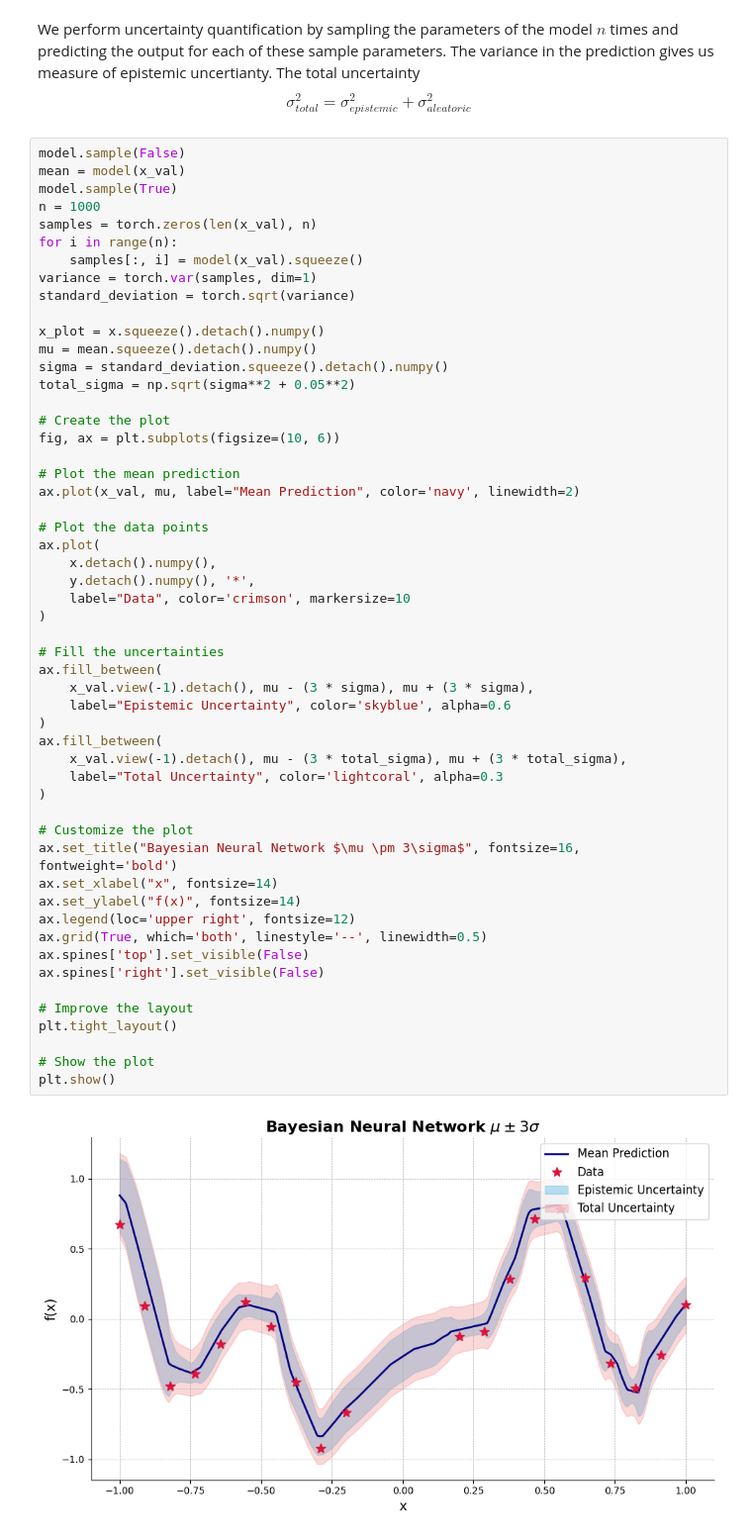
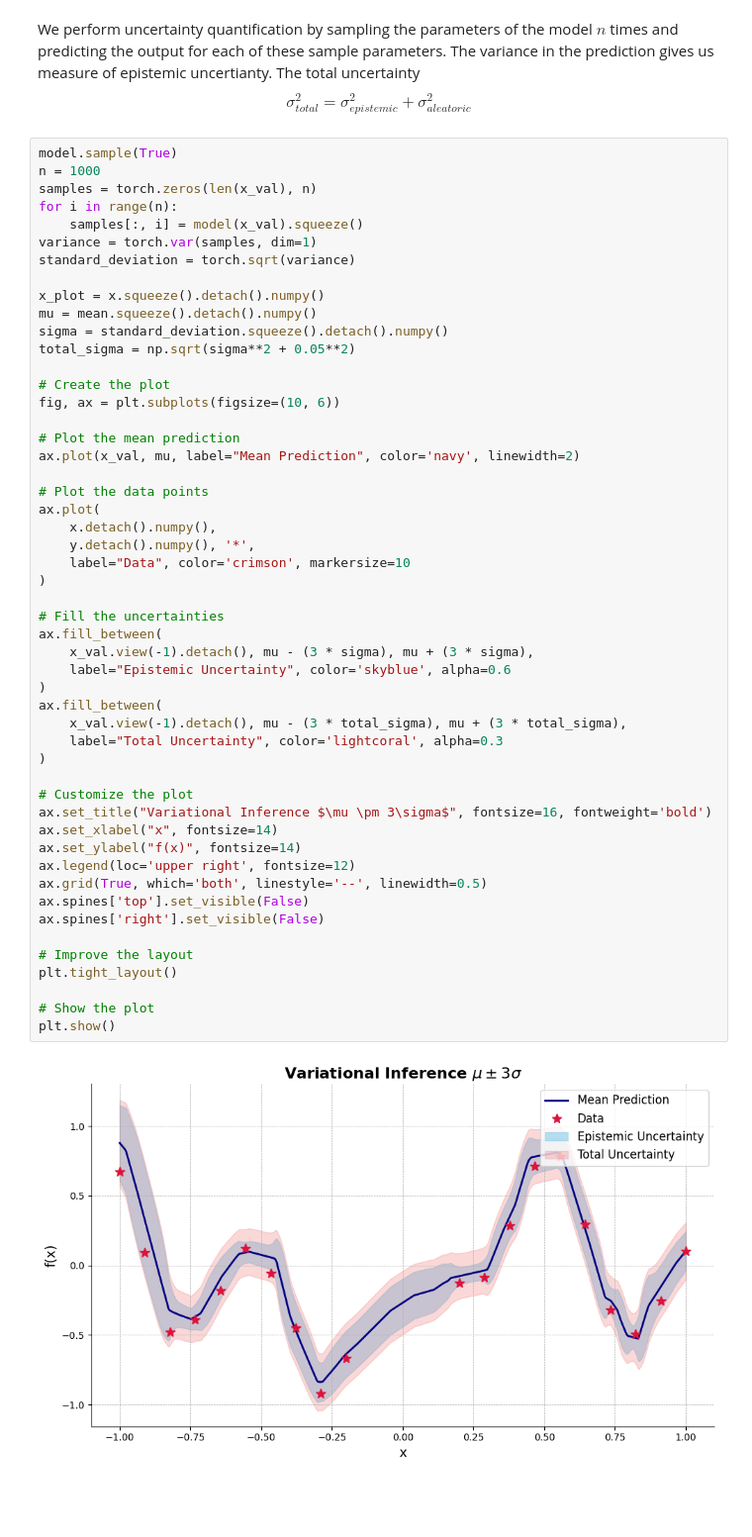
Before and after one commit to ponkrshnan/SIAM_MS24_tutorial, a Jupyter notebook: Bayesian_networks/Bayesian_VI.ipynb, the cells around one changed output. Shown: that part at 99% size. Saved outputs shown, nothing was run; the diff lists cells and outputs as text; blank space fills up the shorter version.

```diff
--- a/Bayesian_networks/Bayesian_VI.ipynb
+++ b/Bayesian_networks/Bayesian_VI.ipynb
@@ -158,8 +160,6 @@ plt.show()
 We perform uncertainty quantification by sampling the parameters of the model $n$ times and predicting the output for each of these sample parameters. The variance in the prediction gives us measure of epistemic uncertianty. The total uncertainty
 $$ \sigma_{total}^2 = \sigma_{epistemic}^2 + \sigma_{aleatoric}^2 $$
 # %%
-model.sample(False)
-mean = model(x_val)
 model.sample(True)
 n = 1000
 samples = torch.zeros(len(x_val), n)
@@ -183,32 +183,32 @@ ax.plot(x_val, mu, label="Mean Prediction", color='navy', linewidth=2)
 ax.plot(
     x.detach().numpy(),
     y.detach().numpy(), '*',
     label="Data", color='crimson', markersize=10
 )
 
 # Fill the uncertainties
 ax.fill_between(
     x_val.view(-1).detach(), mu - (3 * sigma), mu + (3 * sigma),
     label="Epistemic Uncertainty", color='skyblue', alpha=0.6
 )
 ax.fill_between(
     x_val.view(-1).detach(), mu - (3 * total_sigma), mu + (3 * total_sigma),
     label="Total Uncertainty", color='lightcoral', alpha=0.3
 )
 
 # Customize the plot
-ax.set_title("Bayesian Neural Network $\mu \pm 3\sigma$", fontsize=16, fontweight='bold')
+ax.set_title("Variational Inference $\mu \pm 3\sigma$", fontsize=16, fontweight='bold')
 ax.set_xlabel("x", fontsize=14)
 ax.set_ylabel("f(x)", fontsize=14)
 ax.legend(loc='upper right', fontsize=12)
 ax.grid(True, which='both', linestyle='--', linewidth=0.5)
 ax.spines['top'].set_visible(False)
 ax.spines['right'].set_visible(False)
 
 # Improve the layout
 plt.tight_layout()
 
 # Show the plot
 plt.show()
 # %% [output]
-[figure, old version]
+[figure, new version]
```
Also changed, not shown: parts of 4 cells of this notebook, 8 other files.
